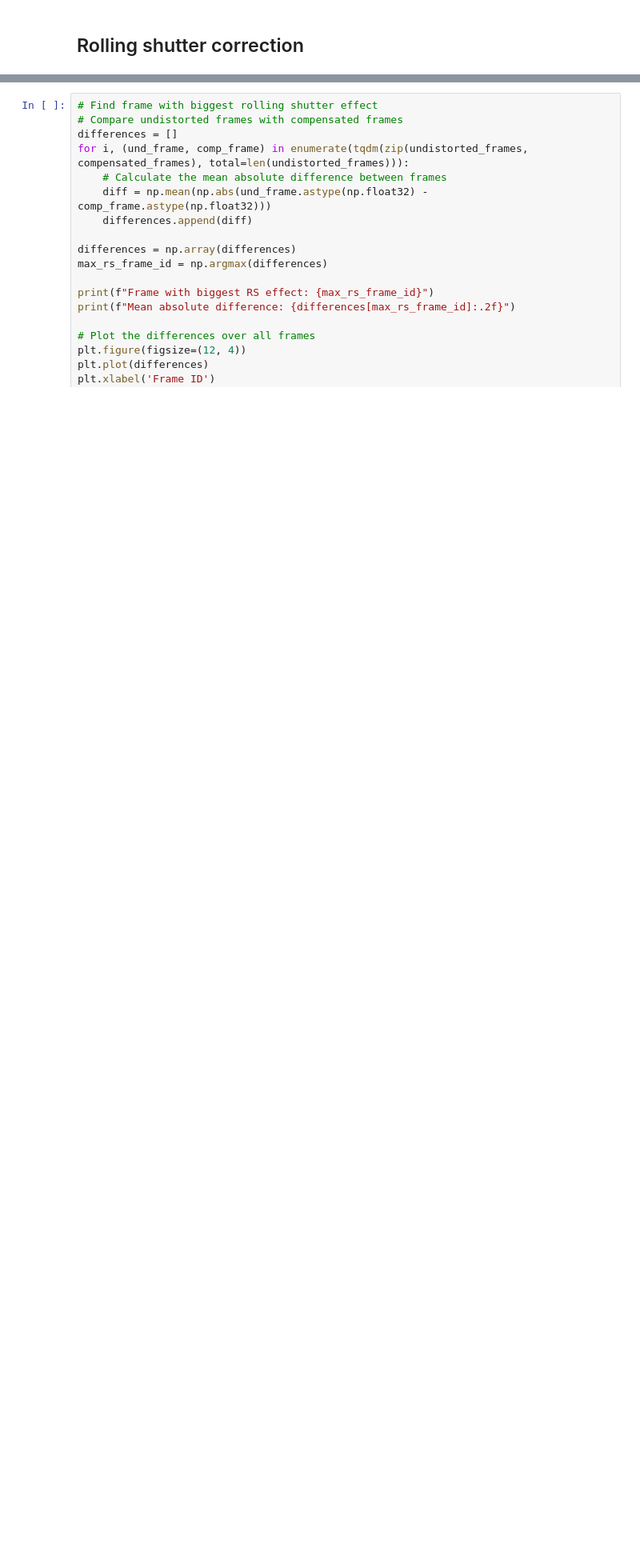
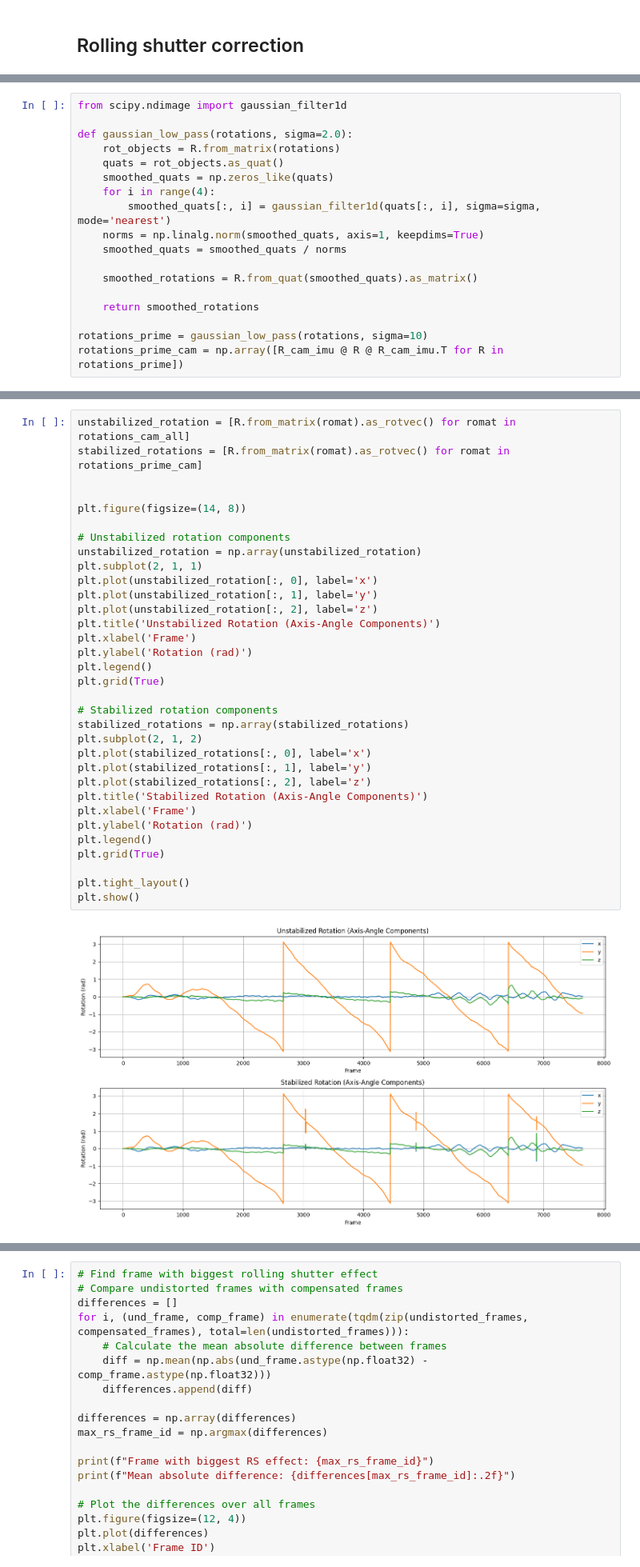
Before and after one commit to annastasyshyn/cv-homework-2, a Jupyter notebook: homework2.ipynb, the cells around one changed output, grey strips where cells are left out. Shown at 80% size. Cells and saved outputs as stored; diff of their text form; blank space fills up the shorter version.

Commit message:
added visualizations

```diff
--- a/homework2.ipynb
+++ b/homework2.ipynb
@@ -321,0 +257,18 @@ plt.show()
+# %%
+from scipy.ndimage import gaussian_filter1d
+
+def gaussian_low_pass(rotations, sigma=2.0):
+    rot_objects = R.from_matrix(rotations)
+    quats = rot_objects.as_quat()
+    smoothed_quats = np.zeros_like(quats)
+    for i in range(4):
+        smoothed_quats[:, i] = gaussian_filter1d(quats[:, i], sigma=sigma, mode='nearest')
+    norms = np.linalg.norm(smoothed_quats, axis=1, keepdims=True)
+    smoothed_quats = smoothed_quats / norms
+
+    smoothed_rotations = R.from_quat(smoothed_quats).as_matrix()
+
+    return smoothed_rotations
+
+rotations_prime = gaussian_low_pass(rotations, sigma=10)
+rotations_prime_cam = np.array([R_cam_imu @ R @ R_cam_imu.T for R in rotations_prime])
@@ -321,0 +346,35 @@ plt.show()
+# %%
+unstabilized_rotation = [R.from_matrix(romat).as_rotvec() for romat in rotations_cam_all]
+stabilized_rotations = [R.from_matrix(romat).as_rotvec() for romat in rotations_prime_cam]
+
+
+plt.figure(figsize=(14, 8))
+
+# Unstabilized rotation components
+unstabilized_rotation = np.array(unstabilized_rotation)
+plt.subplot(2, 1, 1)
+plt.plot(unstabilized_rotation[:, 0], label='x')
+plt.plot(unstabilized_rotation[:, 1], label='y')
+plt.plot(unstabilized_rotation[:, 2], label='z')
+plt.title('Unstabilized Rotation (Axis-Angle Components)')
+plt.xlabel('Frame')
+plt.ylabel('Rotation (rad)')
+plt.legend()
+plt.grid(True)
+
+# Stabilized rotation components
+stabilized_rotations = np.array(stabilized_rotations)
+plt.subplot(2, 1, 2)
+plt.plot(stabilized_rotations[:, 0], label='x')
+plt.plot(stabilized_rotations[:, 1], label='y')
+plt.plot(stabilized_rotations[:, 2], label='z')
+plt.title('Stabilized Rotation (Axis-Angle Components)')
+plt.xlabel('Frame')
+plt.ylabel('Rotation (rad)')
+plt.legend()
+plt.grid(True)
+
+plt.tight_layout()
+plt.show()
+# %% [output]
+[figure, added]
```
Also changed, not shown: parts of 34 cells of this notebook.
